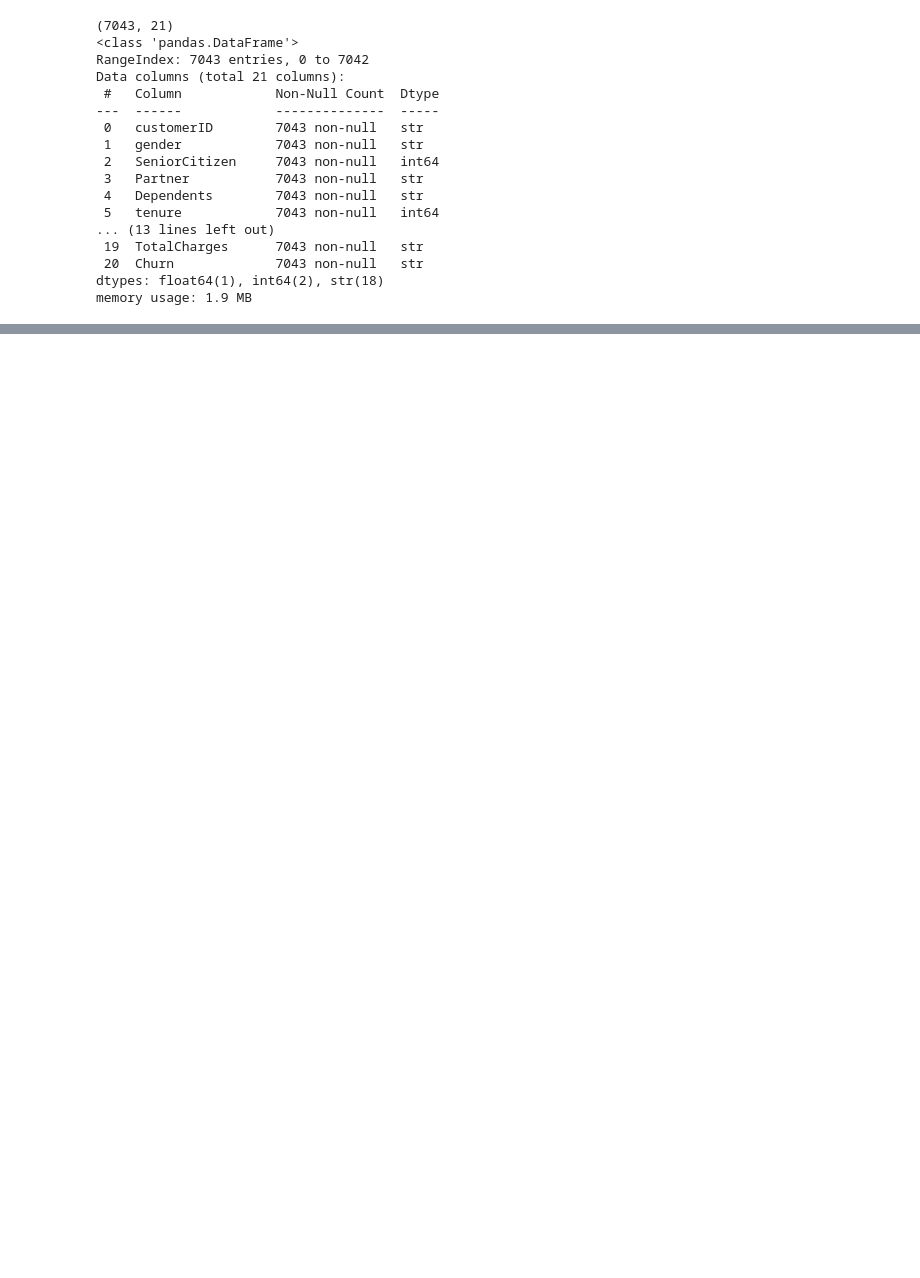
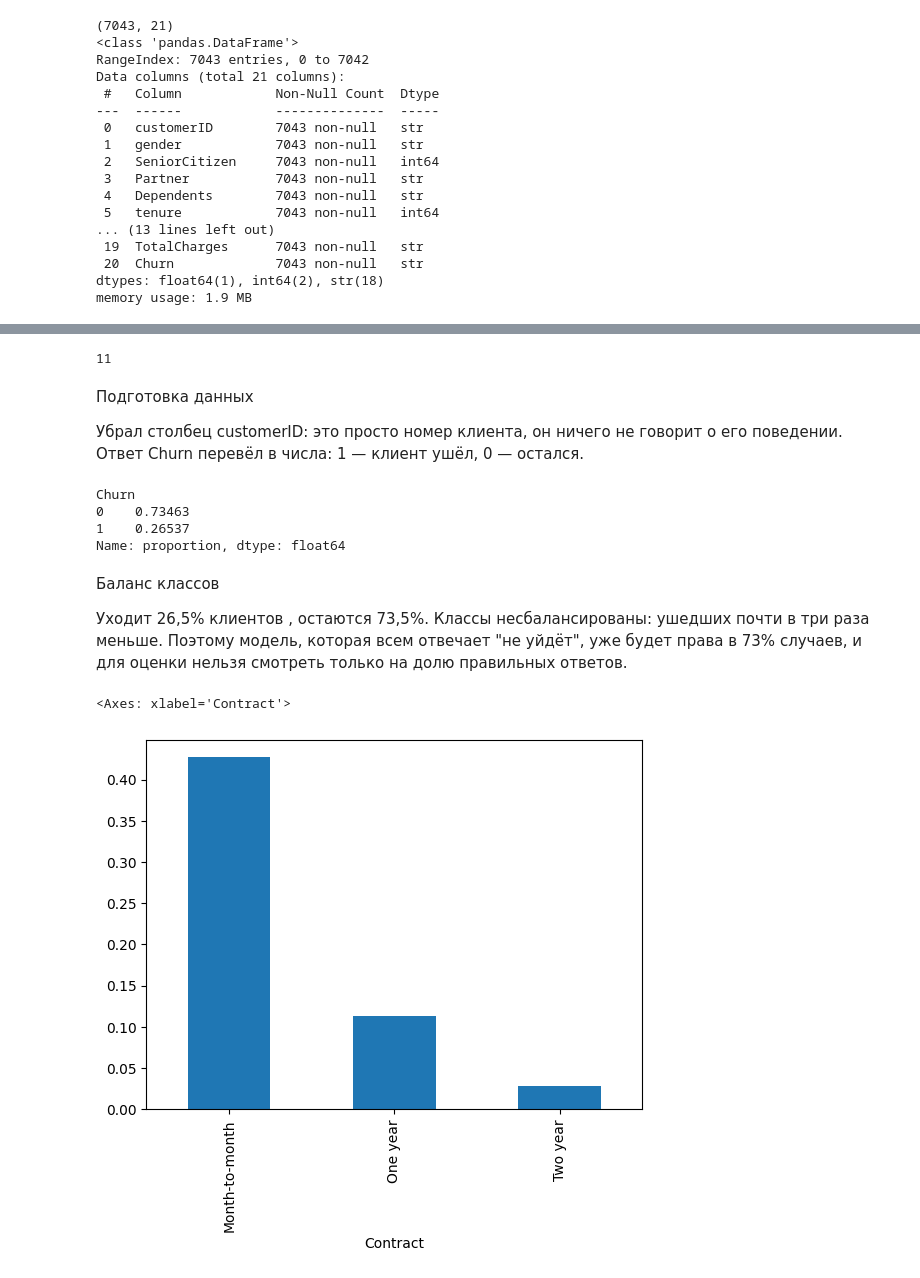
Before and after one commit to ch1rak/churn-prediction, a Jupyter notebook: prognoz.ipynb, the cells around one changed output, grey strips where cells are left out. Cells and saved outputs as stored; diff of their text form; code cells hidden in the pictures; blank space fills up the shorter version.

```diff
--- a/prognoz.ipynb
+++ b/prognoz.ipynb
@@ -25,0 +36,29 @@ memory usage: 1.9 MB
+# %%
+df["TotalCharges"] = pd.to_numeric(df["TotalCharges"], errors="coerce")  # текст из totalcharges
+print(df["TotalCharges"].isna().sum())                                   # проверяет на пропуски
+df["TotalCharges"] = df["TotalCharges"].fillna(0)                       # пропуск -> 0
+# %% [output]
+11
+# %%
+df = df.drop(columns="customerID")
+df["Churn"] = (df["Churn"] == "Yes").astype(int)     # yes - 1 , no - 0
+# %% [markdown]
+ Подготовка данных
+
+Убрал столбец customerID: это просто номер клиента, он ничего не говорит о его поведении. Ответ Churn перевёл в числа: 1 — клиент ушёл, 0 — остался.
+# %%
+df["Churn"].value_counts(normalize=True)
+# %% [output]
+Churn
+0    0.73463
+1    0.26537
+Name: proportion, dtype: float64
+# %% [markdown]
+Баланс классов
+
+Уходит 26,5% клиентов , остаются 73,5%. Классы несбалансированы: ушедших почти в три раза меньше. Поэтому модель, которая всем отвечает "не уйдёт", уже будет права в 73% случаев, и для оценки нельзя смотреть только на долю правильных ответов.
+# %%
+df.groupby("Contract")["Churn"].mean().plot(kind="bar")
+# %% [output]
+<Axes: xlabel='Contract'>
+[figure, added]
```
Also changed, not shown: parts of 9 cells of this notebook, 1 other file.
